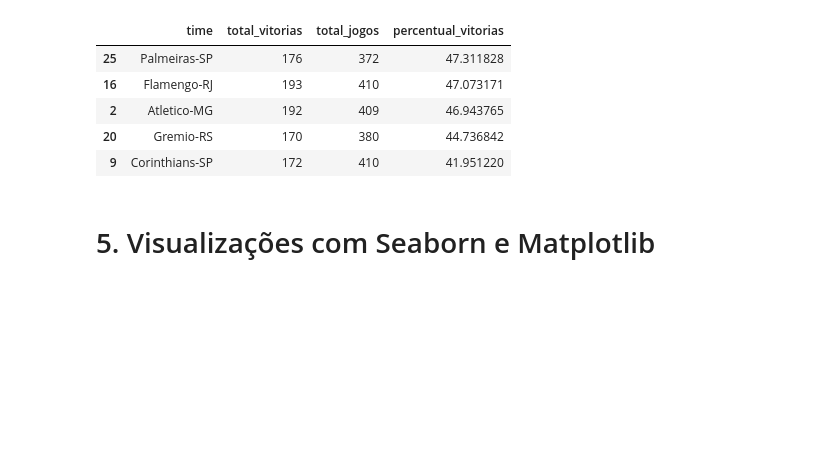
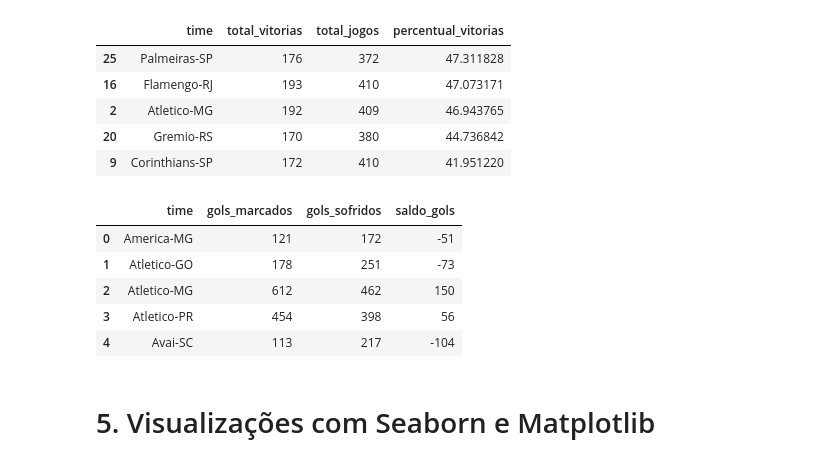
Before and after one commit to danoliveiraed/portfolio-projects, a Jupyter notebook: campeonato-brasileiro-analise/notebook/Campeonato_brasileiro_analise.ipynb, the cells around one changed output. Saved outputs shown, nothing was run; the diff lists cells and outputs as text; code cells hidden in the pictures; blank space fills up the shorter version.

```diff
--- a/campeonato-brasileiro-analise/notebook/Campeonato_brasileiro_analise.ipynb
+++ b/campeonato-brasileiro-analise/notebook/Campeonato_brasileiro_analise.ipynb
@@ -313,3 +311,31 @@ des_total[['time', 'total_vitorias', 'total_jogos', 'percentual_vitorias']].head
+# %%
+# Junta gols marcados
+gols_marcados = gols_por_time.rename(columns={'gols': 'gols_marcados'})
+
+# Junta gols sofridos
+gols_sofridos = gols_sofridos_por_time.rename(columns={'gols_sofridos': 'gols_sofridos'})
+
+# Junta tudo
+gols_total = pd.merge(gols_marcados, gols_sofridos, on='time', how='outer')
+
+# Preenche valores ausentes com zero (caso algum time não tenha gols em uma das colunas)
+gols_total.fillna(0, inplace=True)
+
+# Garante tipo inteiro
+gols_total[['gols_marcados', 'gols_sofridos']] = gols_total[['gols_marcados', 'gols_sofridos']].astype(int)
+
+# Saldo de gols
+gols_total['saldo_gols'] = gols_total['gols_marcados'] - gols_total['gols_sofridos']
+
+# Visualização final
+gols_total.head()
+# %% [output]
+|  | time | gols_marcados | gols_sofridos | saldo_gols |
+| 0 | America-MG | 121 | 172 | -51 |
+| 1 | Atletico-GO | 178 | 251 | -73 |
+| 2 | Atletico-MG | 612 | 462 | 150 |
+| 3 | Atletico-PR | 454 | 398 | 56 |
+| 4 | Avai-SC | 113 | 217 | -104 |
 # %% [markdown]
 # 5. Visualizações com Seaborn e Matplotlib
 # %%
```
Also changed, not shown: parts of 3 cells of this notebook.
